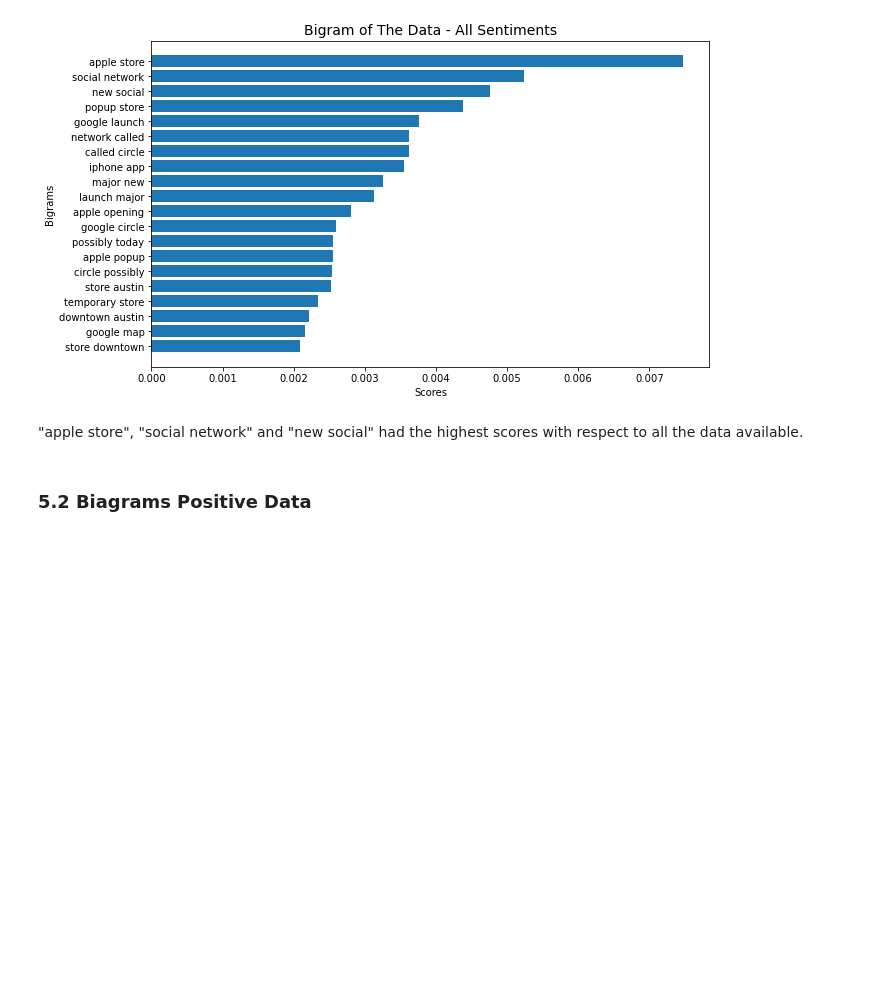
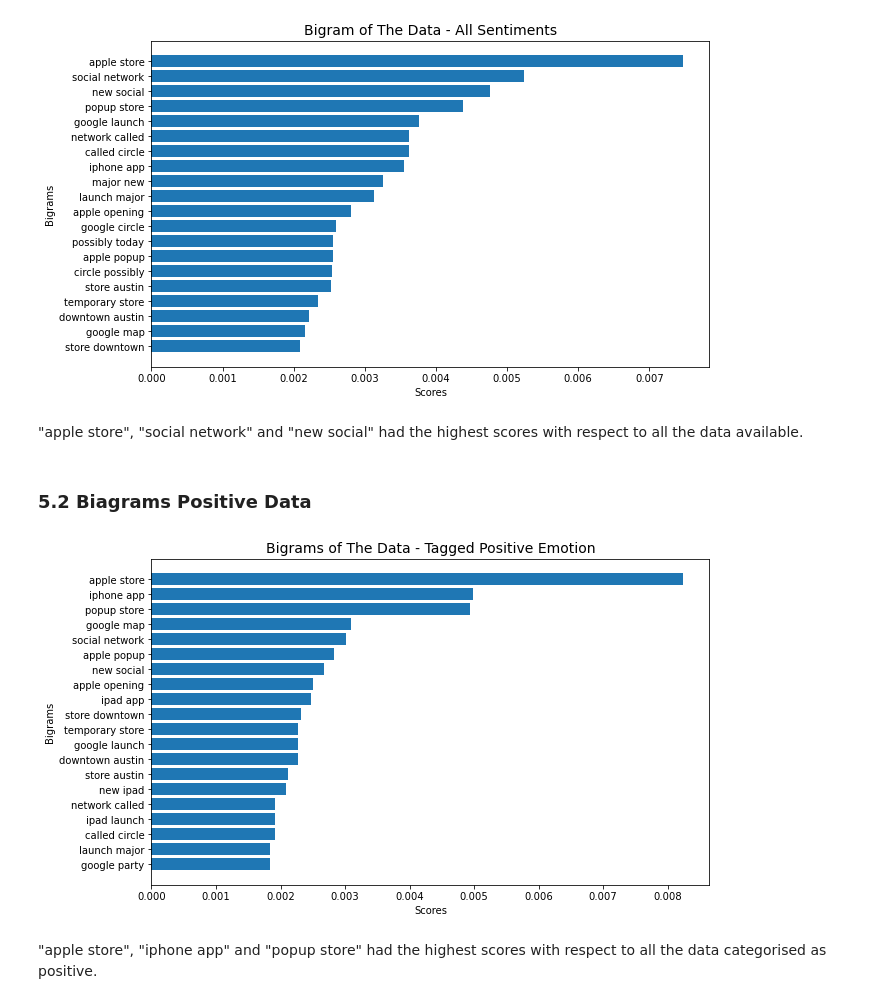
Before and after one commit to gtisnanga/GRP-13-FINAL-PROJECT, a Jupyter notebook: ANGELA.ipynb, the cells around one changed output. Cells and saved outputs as stored; diff of their text form; code cells hidden in the pictures; blank space fills up the shorter version.

Commit message:
biagrams positive data

```diff
--- a/ANGELA.ipynb
+++ b/ANGELA.ipynb
@@ -629,3 +629,9 @@ bigram_plots()
 "apple store", "social network" and "new social" had the highest scores with respect to all the data available.
 # %% [markdown]
 ### 5.2 Biagrams Positive Data
+# %%
+bigram_plots(sentiment='Positive emotion', title='Bigrams of The Data - Tagged Positive Emotion')
+# %% [output]
+[figure, added]
+# %% [markdown]
+"apple store", "iphone app" and "popup store" had the highest scores with respect to all the data categorised as positive.
```
